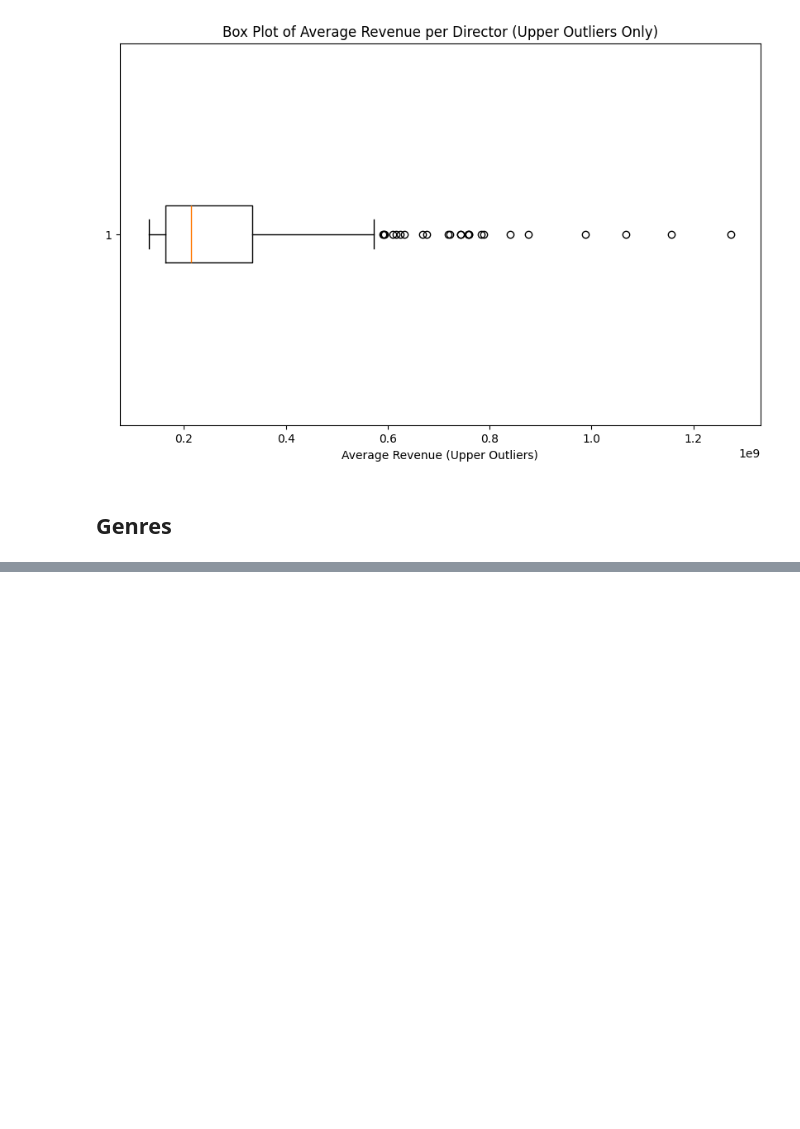
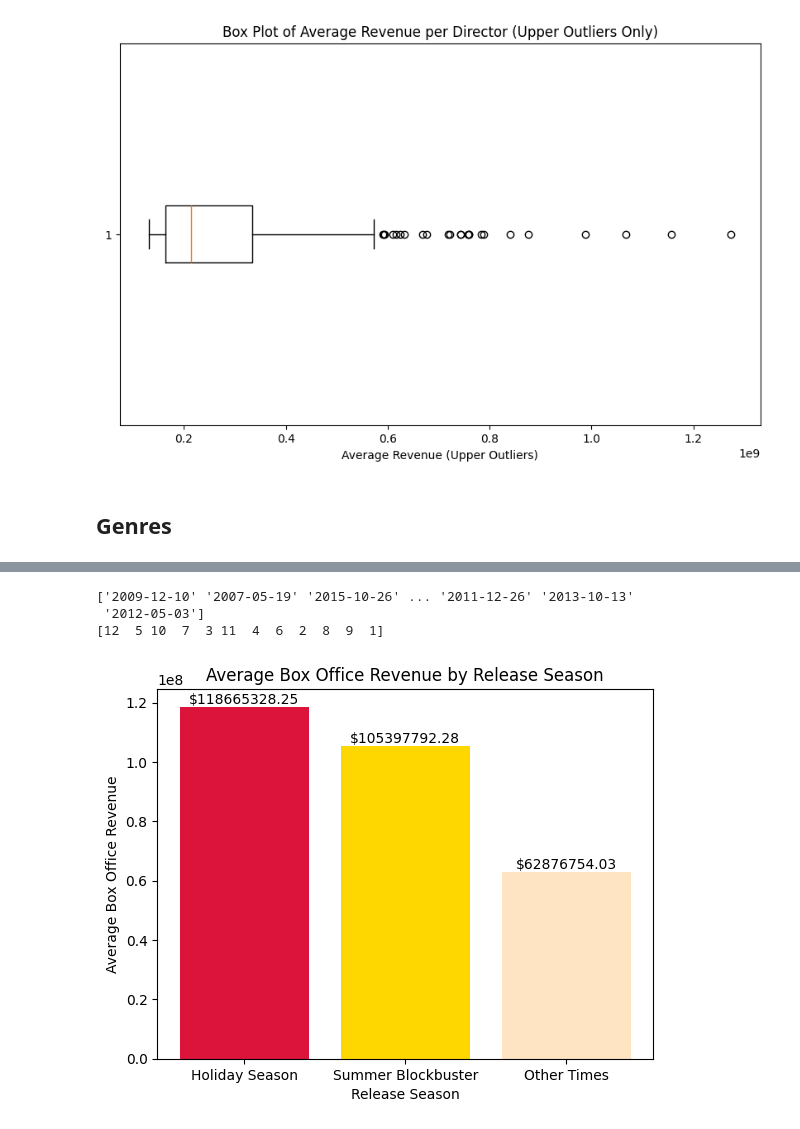
Before and after one commit to oak50/DS3001-Project1, a Jupyter notebook: Scripts/modeling_approach_prep.ipynb, the cells around one changed output, grey strips where cells are left out. Drawn from its saved outputs; the diff is of its cells as text; code cells hidden in the pictures; blank space fills up the shorter version.

```diff
--- a/Scripts/modeling_approach_prep.ipynb
+++ b/Scripts/modeling_approach_prep.ipynb
@@ -225,0 +227,49 @@ plt.show()
+# %%
+# print release_season values
+print(df['release_date'].unique())
+
+# take the second value of the date (the month) and store as release_month
+df['release_month'] = pd.to_datetime(df['release_date'], errors='coerce').dt.month
+
+# drop nan values from this new month df
+df.dropna(subset=['release_month'], inplace=True)
+
+# print unique values of release_month
+print(df['release_month'].unique())
+# %% [output]
+['2009-12-10' '2007-05-19' '2015-10-26' ... '2011-12-26' '2013-10-13'
+ '2012-05-03']
+[12  5 10  7  3 11  4  6  2  8  9  1]
+# %%
+# encode release_month variable to a release_season
+def release_season(release_month):
+    if release_month in [11, 12]:
+        return 0  # Holiday season
+    elif release_month in [6, 7, 8]:
+        return 1  # Summer blockbuster season
+    elif release_month in [1, 2, 3, 4, 5, 9, 10]:
+        return 2  # Other times of the year
+    else:
+        raise ValueError("Month must be an integer from 1 to 12")
+
+# apply above function to create a 'release_season' column in the df
+df['season'] = df['release_month'].apply(release_season)
+
+# group by season and calculate average revenue
+avg_revenue_by_season = df.groupby('season')['revenue'].mean()
+
+# plot results
+seasons = ['Holiday Season', 'Summer Blockbuster', 'Other Times']
+avg_revenue = [avg_revenue_by_season.get(season, 0) for season in range(3)]
+
+plt.bar(seasons, avg_revenue_by_season, color=['crimson', 'gold', 'bisque'])
+plt.xlabel('Release Season')
+plt.ylabel('Average Box Office Revenue')
+plt.title('Average Box Office Revenue by Release Season')
+
+for i, v in enumerate(avg_revenue):
+    plt.text(i, v + 5, f"${v:.2f}", ha='center', va='bottom')
+
+plt.show()
+# %% [output]
+[figure, added]
```
Also changed, not shown: parts of 3 cells of this notebook.
